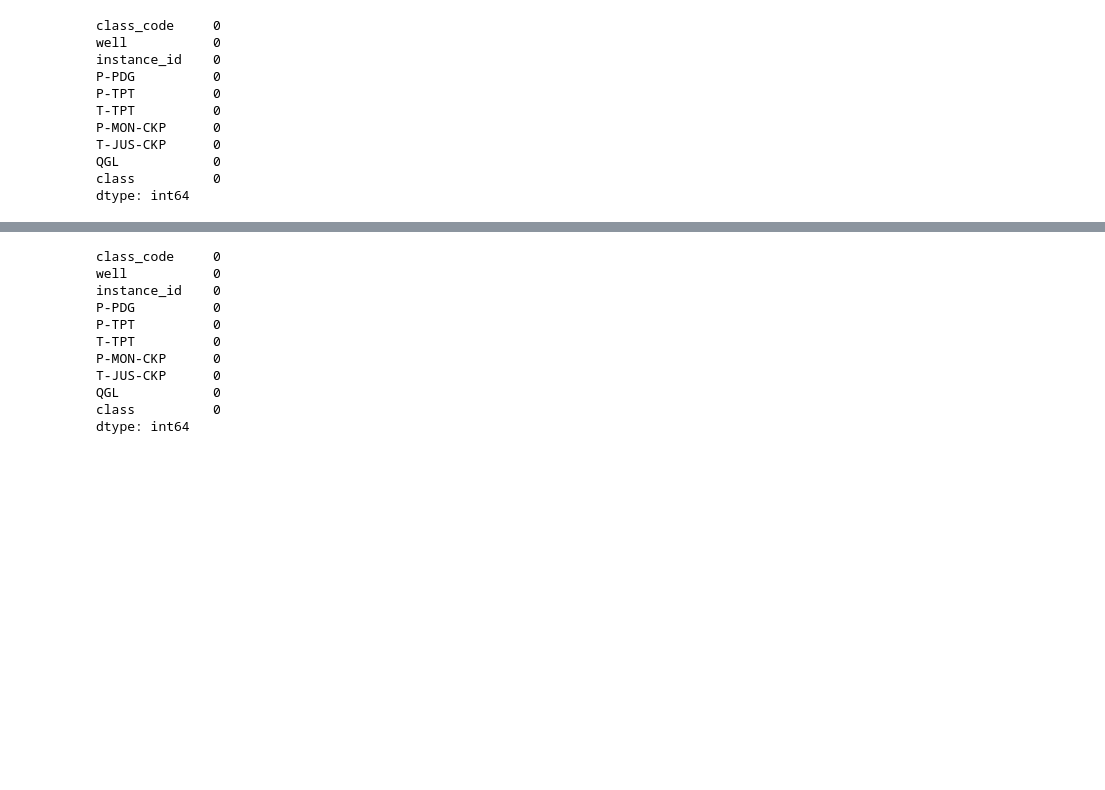
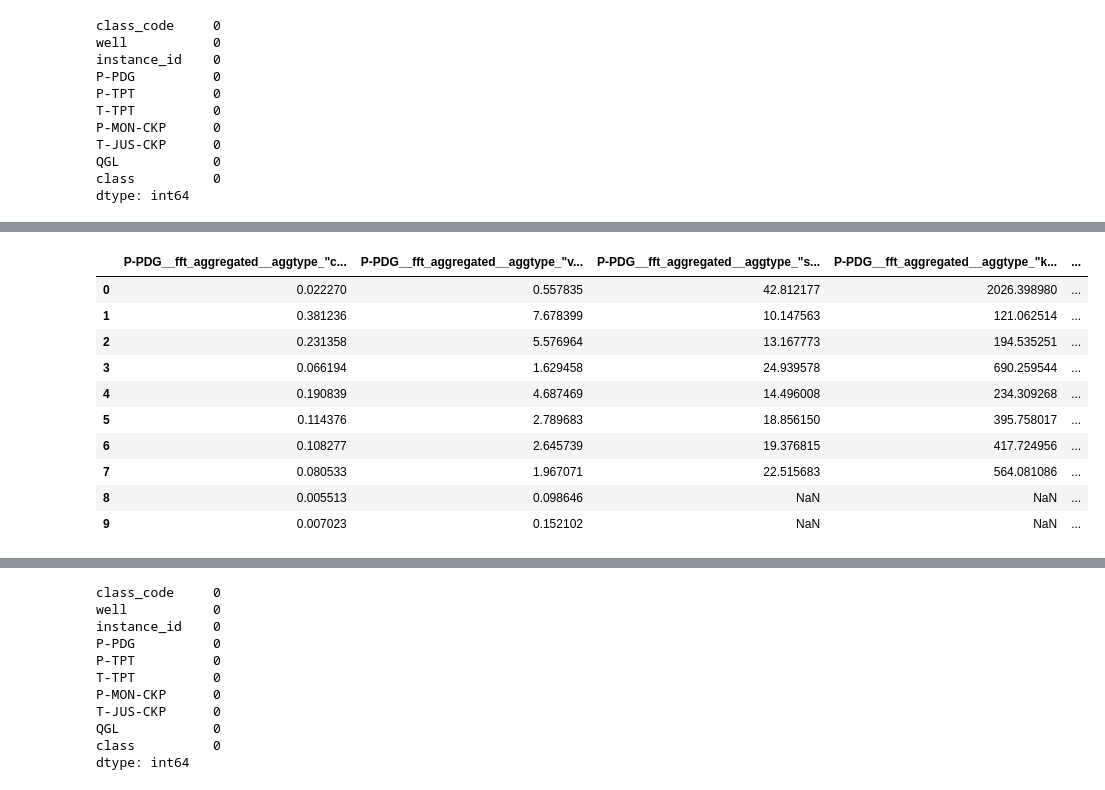
Before and after one commit to mc50093/uzop_proj, a Jupyter notebook: Classification of undesirable oil well events.ipynb, the cells around one changed output, grey strips where cells are left out. Cells and saved outputs as stored; diff of their text form; code cells hidden in the pictures; blank space fills up the shorter version.

Commit message:
Add feature extraction functionality

```diff
--- a/Classification of undesirable oil well events.ipynb
+++ b/Classification of undesirable oil well events.ipynb
@@ -201,0 +387,15 @@ len(data_windowed)
+# %%
+test_df = all_windowed.head(900)[['timestamp', 'level_0', 'P-PDG', 'P-TPT', 'T-TPT', 'P-MON-CKP', 'T-JUS-CKP', 'QGL']]
+tf.extract_features(test_df, default_fc_parameters=params, column_id="level_0", column_sort="timestamp", column_kind=None, column_value=None)
+# %% [output]
+|  | P-PDG__fft_aggregated__aggtype_"c... | P-PDG__fft_aggregated__aggtype_"v... | P-PDG__fft_aggregated__aggtype_"s... | P-PDG__fft_aggregated__aggtype_"k... | ... |
+| 0 | 0.022270 | 0.557835 | 42.812177 | 2026.398980 | ... |
+| 1 | 0.381236 | 7.678399 | 10.147563 | 121.062514 | ... |
+| 2 | 0.231358 | 5.576964 | 13.167773 | 194.535251 | ... |
+| 3 | 0.066194 | 1.629458 | 24.939578 | 690.259544 | ... |
+| 4 | 0.190839 | 4.687469 | 14.496008 | 234.309268 | ... |
+| 5 | 0.114376 | 2.789683 | 18.856150 | 395.758017 | ... |
+| 6 | 0.108277 | 2.645739 | 19.376815 | 417.724956 | ... |
+| 7 | 0.080533 | 1.967071 | 22.515683 | 564.081086 | ... |
+| 8 | 0.005513 | 0.098646 | NaN | NaN | ... |
+| 9 | 0.007023 | 0.152102 | NaN | NaN | ... |
```
Also changed, not shown: parts of 18 cells of this notebook.
